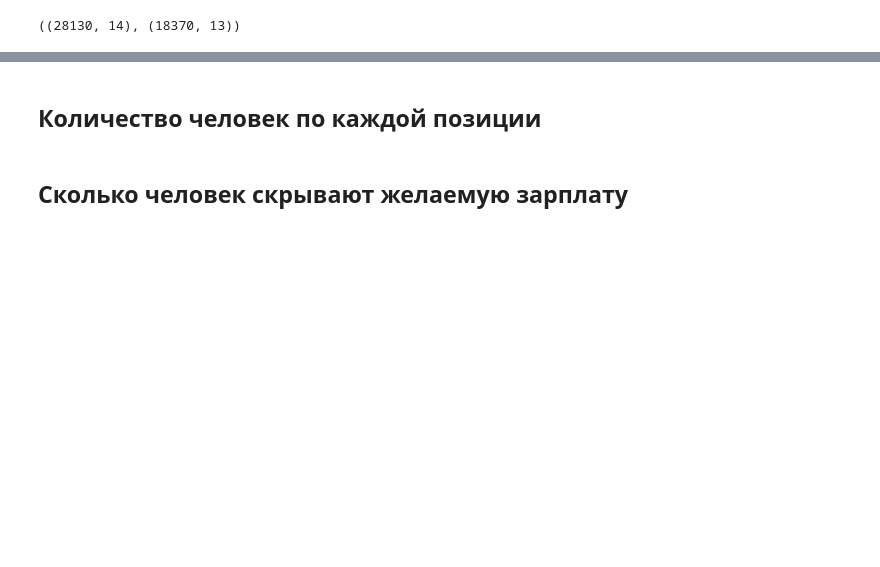
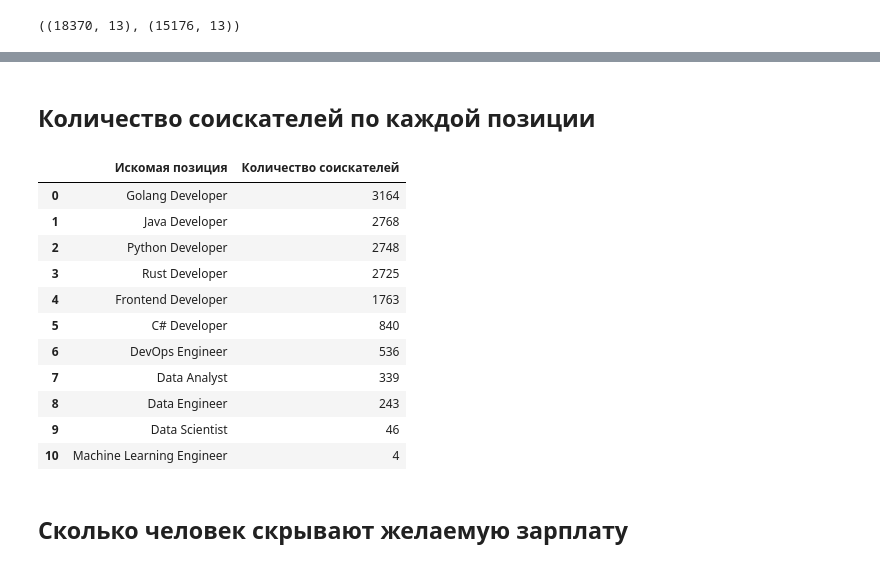
Before and after one commit to wilfordaf/HHru-Data-Analysis, a Jupyter notebook: notebooks/hypothesis.ipynb, the cells around one changed output, grey strips where cells are left out. Drawn from its saved outputs; the diff is of its cells as text; code cells hidden in the pictures; blank space fills up the shorter version.

```diff
--- a/notebooks/hypothesis.ipynb
+++ b/notebooks/hypothesis.ipynb
@@ -3,11 +3,14 @@ import pandas as pd
 import plotly.express as px
 import numpy as np
 # %%
-source_df = pd.read_csv(r"source_data.csv")
-preprocessed_df = pd.read_csv(r"preprocessed_data.csv")
+source_df = pd.read_csv("../data/processed/preprocessed_data.csv")
+preprocessed_df = pd.read_csv("../data/processed/preprocessed_data.csv")
+
+preprocessed_df = preprocessed_df[preprocessed_df["Искомая позиция"] != "MLOps Engineer"]
+
 source_df.shape, preprocessed_df.shape
 # %% [output]
-((28130, 14), (18370, 13))
+((18370, 13), (15176, 13))
 # %%
 preprocessed_df.head()
 # %% [output]
@@ -18,4 +21,4 @@ preprocessed_df.head()
 | 3 | 2024-12-05 | 56 | NaN | Москва | не готов к командировкам | полная занятость | NaN | ... |
 | 4 | 2024-12-05 | 30 | 90000.0 | Москва | готов к переезду: Кемерово, не го... | полная занятость | C# | ... |
 # %% [markdown]
-## Количество человек по каждой позиции
+## Количество соискателей по каждой позиции
@@ -41,0 +25,19 @@ fig.show()
+# %%
+category_counts = preprocessed_df["Искомая позиция"].value_counts().reset_index()
+
+category_counts.columns = ["Искомая позиция", "Количество соискателей"]
+
+category_counts
+# %% [output]
+|  | Искомая позиция | Количество соискателей |
+| 0 | Golang Developer | 3164 |
+| 1 | Java Developer | 2768 |
+| 2 | Python Developer | 2748 |
+| 3 | Rust Developer | 2725 |
+| 4 | Frontend Developer | 1763 |
+| 5 | C# Developer | 840 |
+| 6 | DevOps Engineer | 536 |
+| 7 | Data Analyst | 339 |
+| 8 | Data Engineer | 243 |
+| 9 | Data Scientist | 46 |
+| 10 | Machine Learning Engineer | 4 |
```
Also changed, not shown: parts of 44 cells of this notebook, 2 other files.
